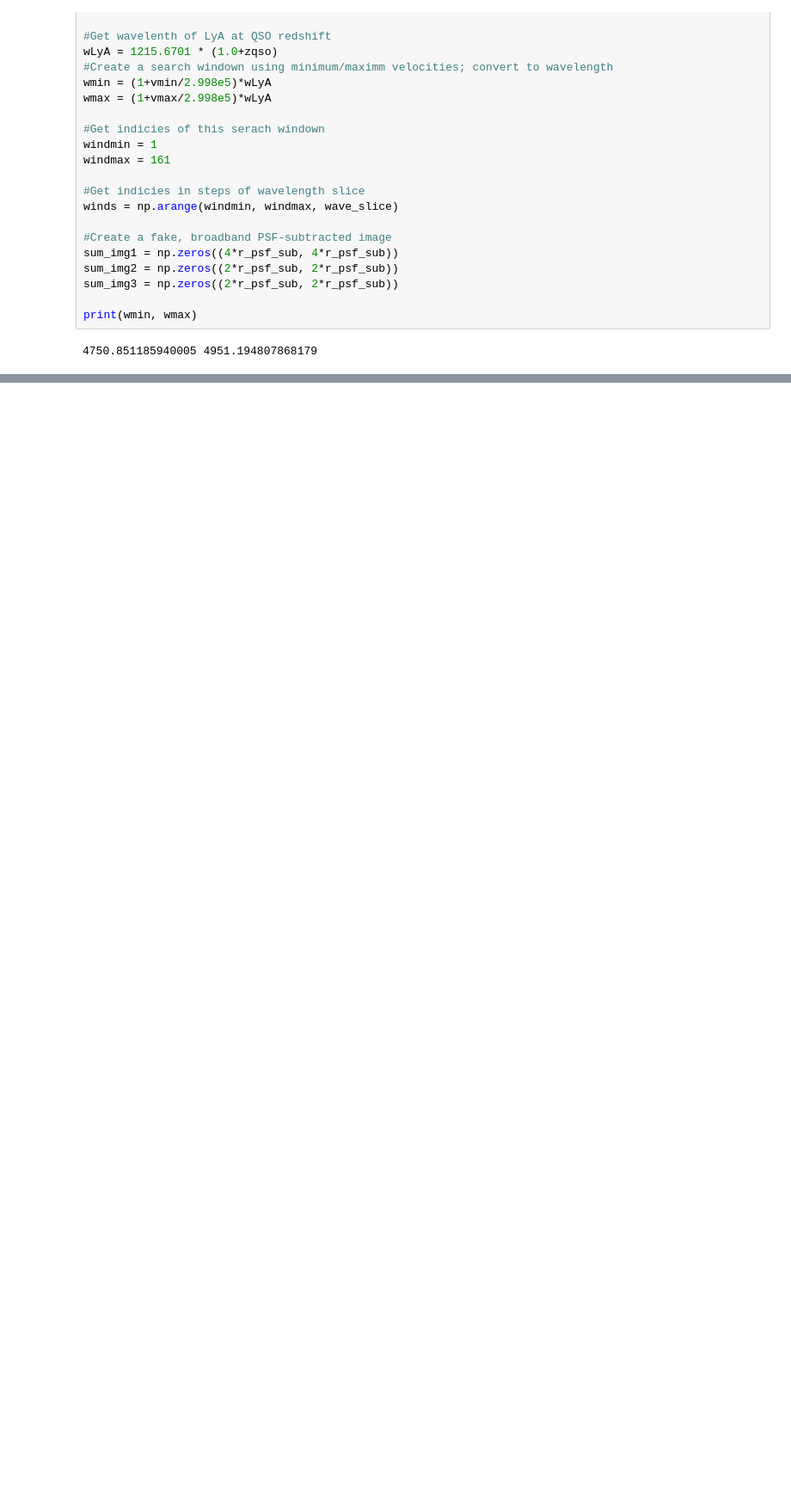
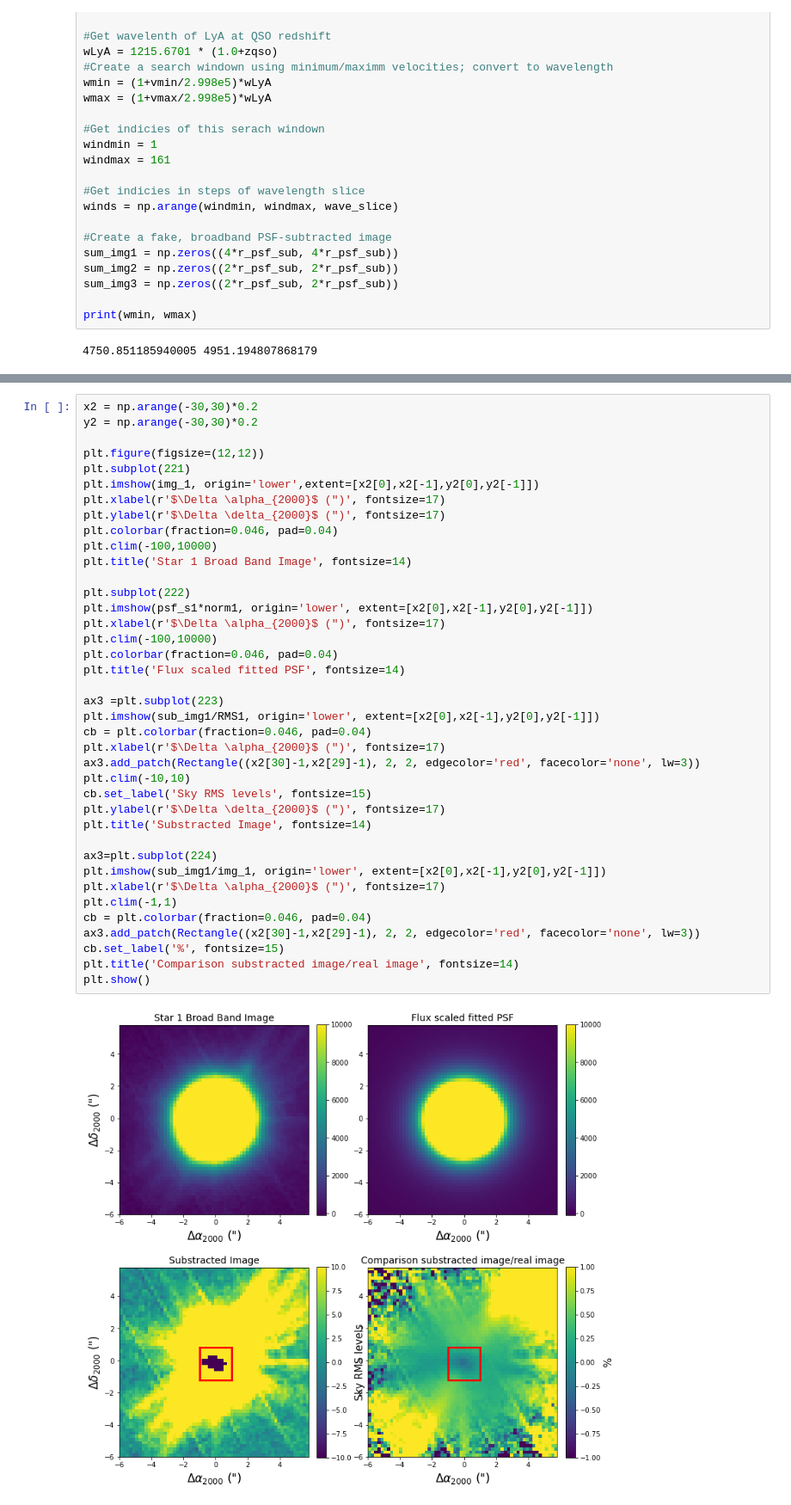
Before and after one commit to franciscourbina/PSF-fitting-for-QSO, a Jupyter notebook: 2nd cube.ipynb, the cells around one changed output, grey strips where cells are left out. Shown at 86% size. Cells and saved outputs as stored; diff of their text form; blank space fills up the shorter version.

```diff
--- a/2nd cube.ipynb
+++ b/2nd cube.ipynb
@@ -189,0 +237,41 @@ array([  1, 121])
+# %%
+x2 = np.arange(-30,30)*0.2
+y2 = np.arange(-30,30)*0.2
+
+plt.figure(figsize=(12,12))
+plt.subplot(221)
+plt.imshow(img_1, origin='lower',extent=[x2[0],x2[-1],y2[0],y2[-1]])
+plt.xlabel(r'$\Delta \alpha_{2000}$ (")', fontsize=17)
+plt.ylabel(r'$\Delta \delta_{2000}$ (")', fontsize=17)
+plt.colorbar(fraction=0.046, pad=0.04)
+plt.clim(-100,10000)
+plt.title('Star 1 Broad Band Image', fontsize=14)
+
+plt.subplot(222)
+plt.imshow(psf_s1*norm1, origin='lower', extent=[x2[0],x2[-1],y2[0],y2[-1]])
+plt.xlabel(r'$\Delta \alpha_{2000}$ (")', fontsize=17)
+plt.clim(-100,10000)
+plt.colorbar(fraction=0.046, pad=0.04)
+plt.title('Flux scaled fitted PSF', fontsize=14)
+
+ax3 =plt.subplot(223)
+plt.imshow(sub_img1/RMS1, origin='lower', extent=[x2[0],x2[-1],y2[0],y2[-1]])
+cb = plt.colorbar(fraction=0.046, pad=0.04)
+plt.xlabel(r'$\Delta \alpha_{2000}$ (")', fontsize=17)
+ax3.add_patch(Rectangle((x2[30]-1,x2[29]-1), 2, 2, edgecolor='red', facecolor='none', lw=3))
+plt.clim(-10,10)
+cb.set_label('Sky RMS levels', fontsize=15)
+plt.ylabel(r'$\Delta \delta_{2000}$ (")', fontsize=17)
+plt.title('Substracted Image', fontsize=14)
+
+ax3=plt.subplot(224)
+plt.imshow(sub_img1/img_1, origin='lower', extent=[x2[0],x2[-1],y2[0],y2[-1]])
+plt.xlabel(r'$\Delta \alpha_{2000}$ (")', fontsize=17)
+plt.clim(-1,1)
+cb = plt.colorbar(fraction=0.046, pad=0.04)
+ax3.add_patch(Rectangle((x2[30]-1,x2[29]-1), 2, 2, edgecolor='red', facecolor='none', lw=3))
+cb.set_label('%', fontsize=15)
+plt.title('Comparison substracted image/real image', fontsize=14)
+plt.show()
+# %% [output]
+[figure, added]
```
Also changed, not shown: parts of 20 cells of this notebook, 2 other files.
